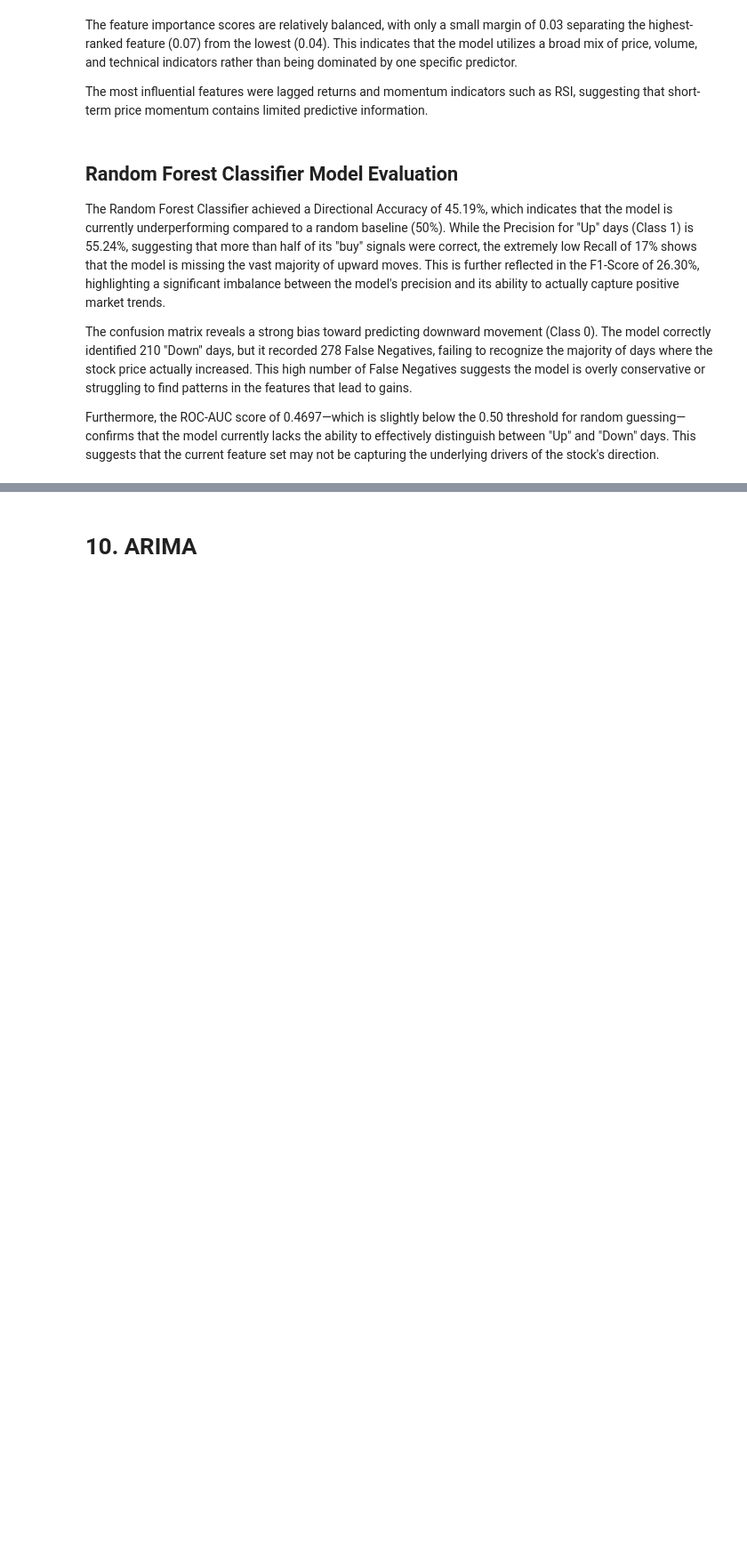
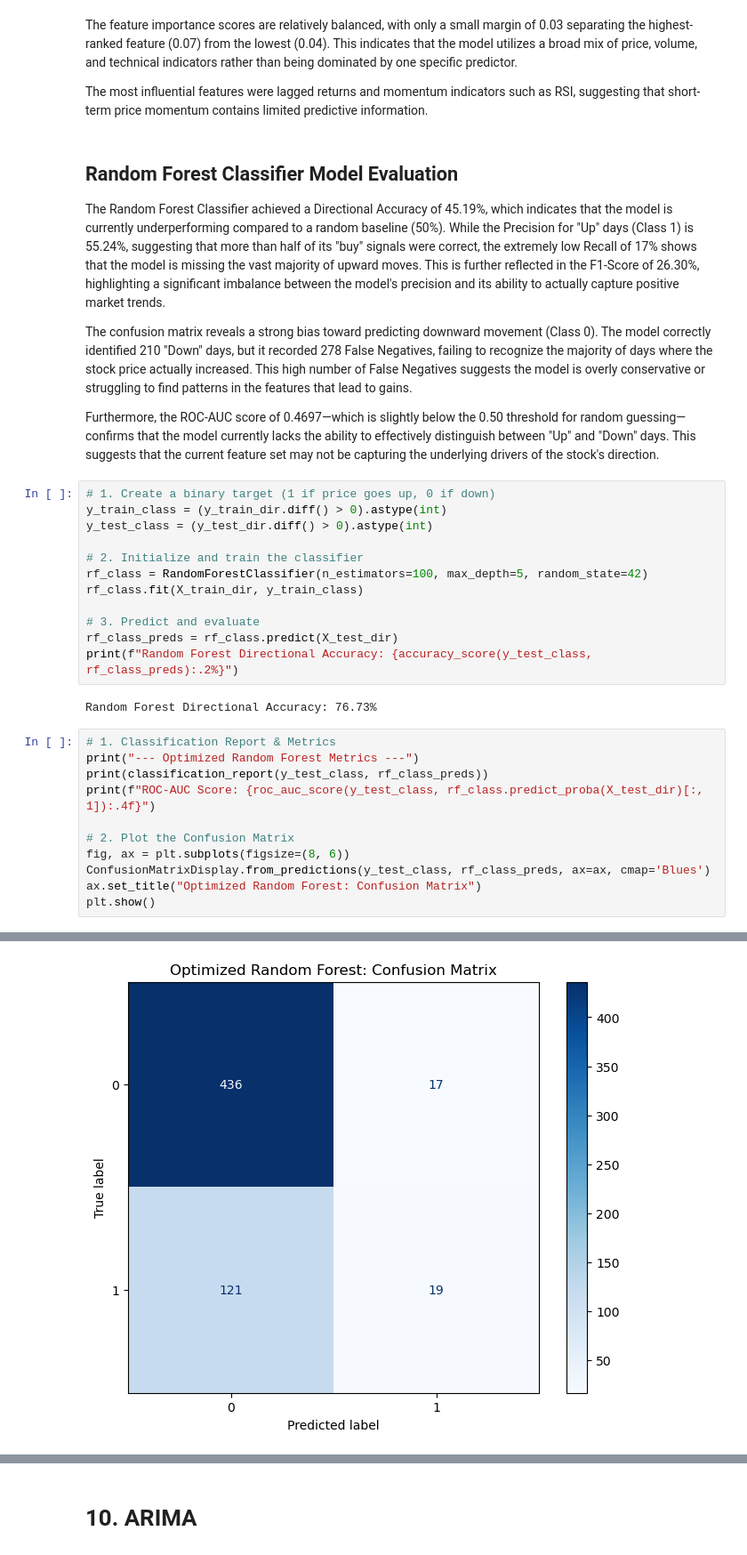
Before and after one commit to Denim951/stock-price-forecasting, a Jupyter notebook: stock_model_development.ipynb, the cells around one changed output, grey strips where cells are left out. Shown at 89% size. Drawn from its saved outputs; the diff is of its cells as text; blank space fills up the shorter version.

```diff
--- a/stock_model_development.ipynb
+++ b/stock_model_development.ipynb
@@ -507,3 +466,29 @@ The Random Forest Classifier achieved a Directional Accuracy of 45.19%, which in
 The confusion matrix reveals a strong bias toward predicting downward movement (Class 0). The model correctly identified 210 "Down" days, but it recorded 278 False Negatives, failing to recognize the majority of days where the stock price actually increased. This high number of False Negatives suggests the model is overly conservative or struggling to find patterns in the features that lead to gains.
 
 Furthermore, the ROC-AUC score of 0.4697—which is slightly below the 0.50 threshold for random guessing—confirms that the model currently lacks the ability to effectively distinguish between "Up" and "Down" days. This suggests that the current feature set may not be capturing the underlying drivers of the stock's direction.
+# %%
+# 1. Create a binary target (1 if price goes up, 0 if down)
+y_train_class = (y_train_dir.diff() > 0).astype(int)
+y_test_class = (y_test_dir.diff() > 0).astype(int)
+
+# 2. Initialize and train the classifier
+rf_class = RandomForestClassifier(n_estimators=100, max_depth=5, random_state=42)
+rf_class.fit(X_train_dir, y_train_class)
+
+# 3. Predict and evaluate
+rf_class_preds = rf_class.predict(X_test_dir)
+print(f"Random Forest Directional Accuracy: {accuracy_score(y_test_class, rf_class_preds):.2%}")
+# %% [output]
+Random Forest Directional Accuracy: 76.73%
+# %%
+# 1. Classification Report & Metrics
+print("--- Optimized Random Forest Metrics ---")
+print(classification_report(y_test_class, rf_class_preds))
+print(f"ROC-AUC Score: {roc_auc_score(y_test_class, rf_class.predict_proba(X_test_dir)[:, 1]):.4f}")
+
+# 2. Plot the Confusion Matrix
+fig, ax = plt.subplots(figsize=(8, 6))
+ConfusionMatrixDisplay.from_predictions(y_test_class, rf_class_preds, ax=ax, cmap='Blues')
+ax.set_title("Optimized Random Forest: Confusion Matrix")
+plt.show()
+# %% [output]
@@ -509,0 +506 @@ Furthermore, the ROC-AUC score of 0.4697—which is slightly below the 0.50 thre
+[figure, added]
```
Also changed, not shown: parts of 8 cells of this notebook.
